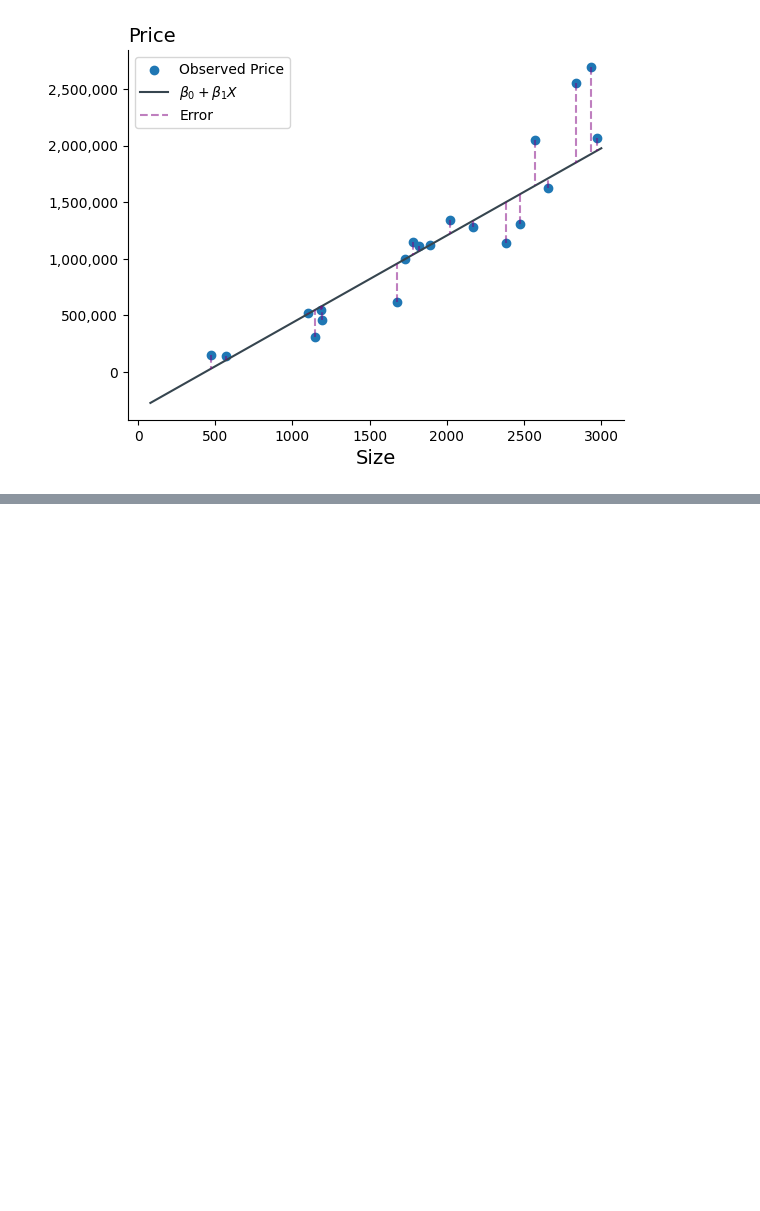
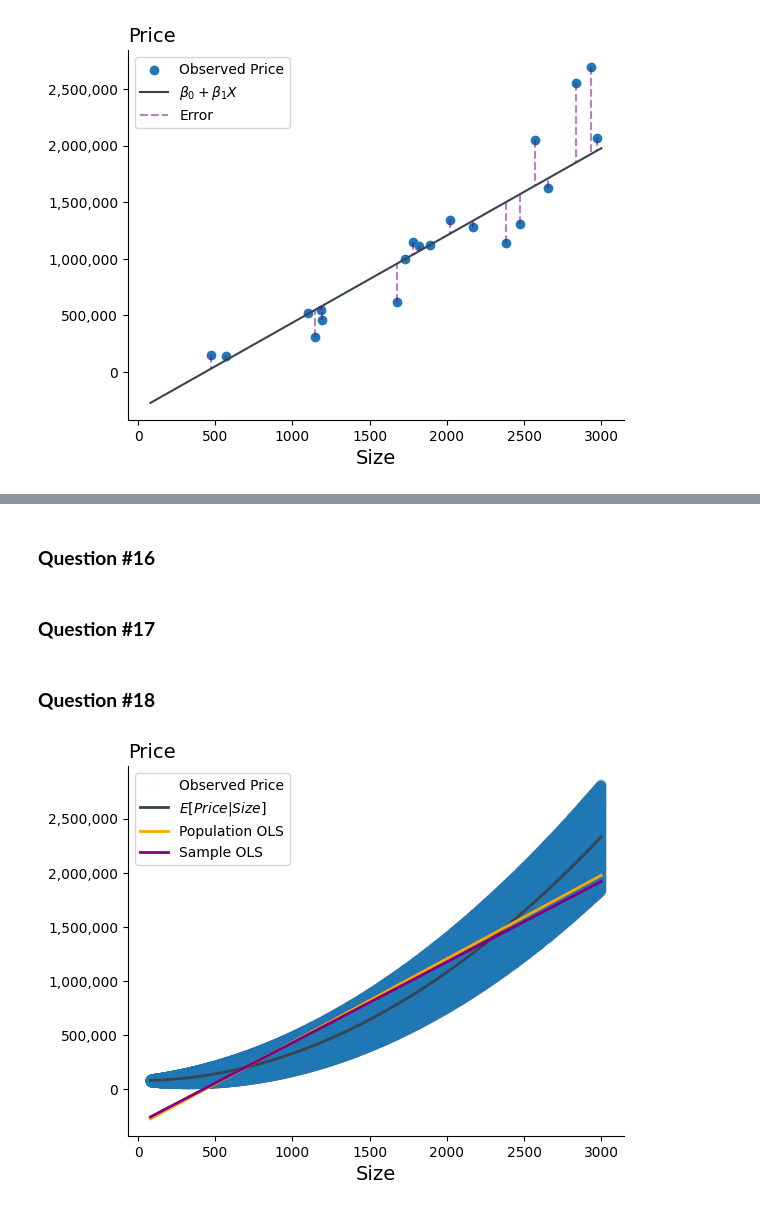
Before and after one commit to pharringtonp19/business-analytics, a Jupyter notebook: notebooks/regression/svrt.ipynb, the cells around one changed output, grey strips where cells are left out. Saved outputs shown, nothing was run; the diff lists cells and outputs as text; code cells hidden in the pictures; blank space fills up the shorter version.

```diff
--- a/notebooks/regression/svrt.ipynb
+++ b/notebooks/regression/svrt.ipynb
@@ -155,0 +174,2 @@ plt.show()
+# %%
+sample_df = df.sample(n=250, random_state=42)
@@ -155,0 +178,30 @@ plt.show()
+# %%
+linear_model = smf.ols('price ~ size', data=sample_df)
+results1 = linear_model.fit()
+# %% [markdown]
+### **Question #16**
+# %%
+def sample_model(x):
+	return results1.params.values[0] + results1.params.values[1]*x
+# %% [markdown]
+### **Question #17**
+# %%
+xs_sample = jnp.linspace(80, 3000, 1000)
+ys_sample = jax.vmap(sample_model)(xs_sample)
+# %% [markdown]
+### **Question #18**
+# %%
+plt.scatter(xs, ys, alpha=0.01, label='Observed Price')
+plt.plot(xs_true, ys_true, color="#36454F", label=r'$E[Price | Size]$', linewidth=2)
+plt.plot(xs_linear, ys_linear, color='orange', linewidth=2, label='Population OLS')
+plt.plot(xs_sample, ys_sample, color='purple', linewidth=2, label='Sample OLS')
+ax = plt.gca()
+ax.spines['right'].set_visible(False)
+ax.spines['top'].set_visible(False)
+ax.yaxis.set_major_formatter(mticker.FuncFormatter(lambda x, _: f'{int(x):,}'))
+plt.xlabel('Size', size=14)
+plt.title('Price', loc='left', size=14)
+plt.legend()
+plt.show()
+# %% [output]
+[figure, added]
```
Also changed, not shown: parts of 18 cells of this notebook.
